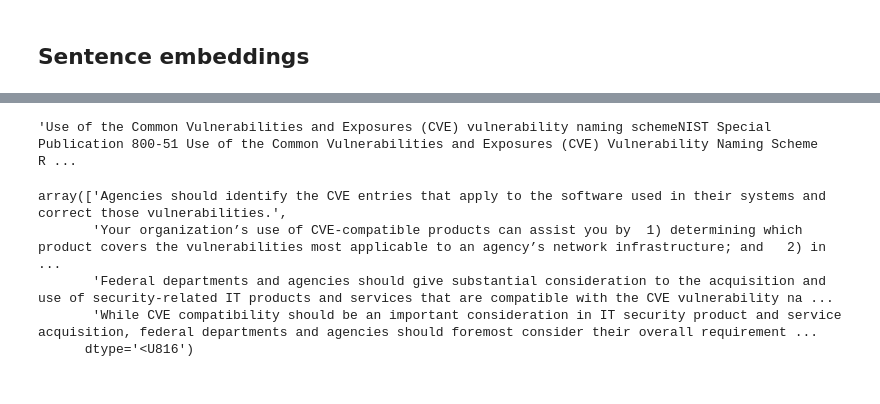
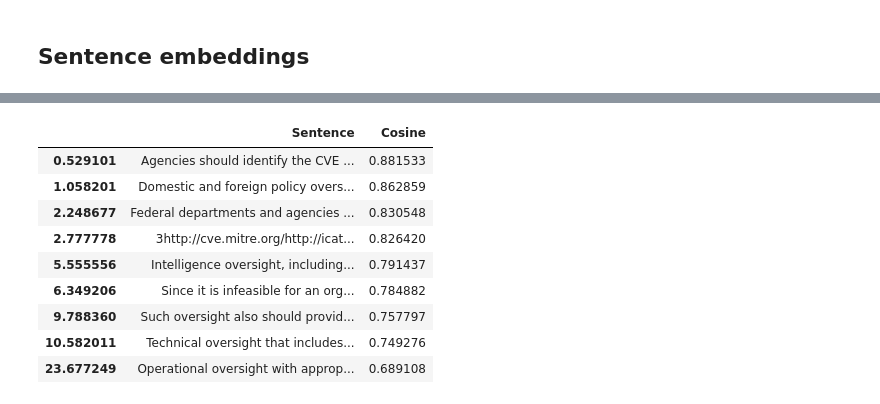
Before and after one commit to ColumbiaCysyphus/ml-dev, a Jupyter notebook: summer_2022/Recommendation_analysisv2.ipynb, the cells around one changed output, grey strips where cells are left out. Saved outputs shown, nothing was run; the diff lists cells and outputs as text; code cells hidden in the pictures.

```diff
--- a/summer_2022/Recommendation_analysisv2.ipynb
+++ b/summer_2022/Recommendation_analysisv2.ipynb
@@ -246,4 +242,0 @@ text = raw['content'].replace('\n','')
-# %%
-text
-# %% [output]
-'Use of the Common Vulnerabilities and Exposures (CVE) vulnerability naming schemeNIST Special Publication 800-51 Use of the Common Vulnerabilities and Exposures (CVE) Vulnerability Naming Scheme    R ...
@@ -262,8 +257,44 @@ top4 = np.array(tokens)[ind]
-# %%
-top4
-# %% [output]
-array(['Agencies should identify the CVE entries that apply to the software used in their systems and correct those vulnerabilities.',
-       'Your organization’s use of CVE-compatible products can assist you by  1) determining which product covers the vulnerabilities most applicable to an agency’s network infrastructure; and   2) in ...
-       'Federal departments and agencies should give substantial consideration to the acquisition and use of security-related IT products and services that are compatible with the CVE vulnerability na ...
-       'While CVE compatibility should be an important consideration in IT security product and service acquisition, federal departments and agencies should foremost consider their overall requirement ...
-      dtype='<U816')
+# %%
+sorted_idx = sorted(range(len(distances)), key=lambda k: distances[k], reverse=True)
+sorted_sentences = np.array(sentences)[sorted_idx]
+# %%
+sorted_distances = sorted(distances, reverse=True)
+
+preds = pd.DataFrame(list(zip(sorted_sentences, sorted_distances)), columns=['Sentence', 'Cosine'])
+# %%
+import difflib
+
+def retrieve_sentence_index(sentence, sentence_list):
+    # Tokenize the sentences
+    sentence_tokens = sentence.split()
+    sentence_list_tokens = [s.split() for s in sentence_list]
+
+    # Calculate the similarity between the sentences
+    similarity_scores = [difflib.SequenceMatcher(None, sentence_tokens, s).ratio() for s in sentence_list_tokens]
+
+    # Find the index of the most similar sentence
+    max_similarity_index = similarity_scores.index(max(similarity_scores))
+
+    # Check if the retrieved sentence contains the original sentence
+    # retrieved_sentence = sentence_list[max_similarity_index]
+    # if sentence in retrieved_sentence:
+    #     return max_similarity_index
+    # else:
+    #     return None
+    return max_similarity_index
+# %%
+test_preds = preds.iloc[[retrieve_sentence_index(sentence, preds['Sentence']) for sentence in test.iloc[:, 1]], :]
+final = test_preds.set_index(100 * test_preds.index/len(preds)).sort_index()
+# %%
+final
+# %% [output]
+|  | Sentence | Cosine |
+| 0.529101 | Agencies should identify the CVE ... | 0.881533 |
+| 1.058201 | Domestic and foreign policy overs... | 0.862859 |
+| 2.248677 | Federal departments and agencies ... | 0.830548 |
+| 2.777778 | 3http://cve.mitre.org/http://icat... | 0.826420 |
+| 5.555556 | Intelligence oversight, including... | 0.791437 |
+| 6.349206 | Since it is infeasible for an org... | 0.784882 |
+| 9.788360 | Such oversight also should provid... | 0.757797 |
+| 10.582011 | Technical oversight that includes... | 0.749276 |
+| 23.677249 | Operational oversight with approp... | 0.689108 |
```
Also changed, not shown: parts of 21 cells of this notebook, 2 other files.
